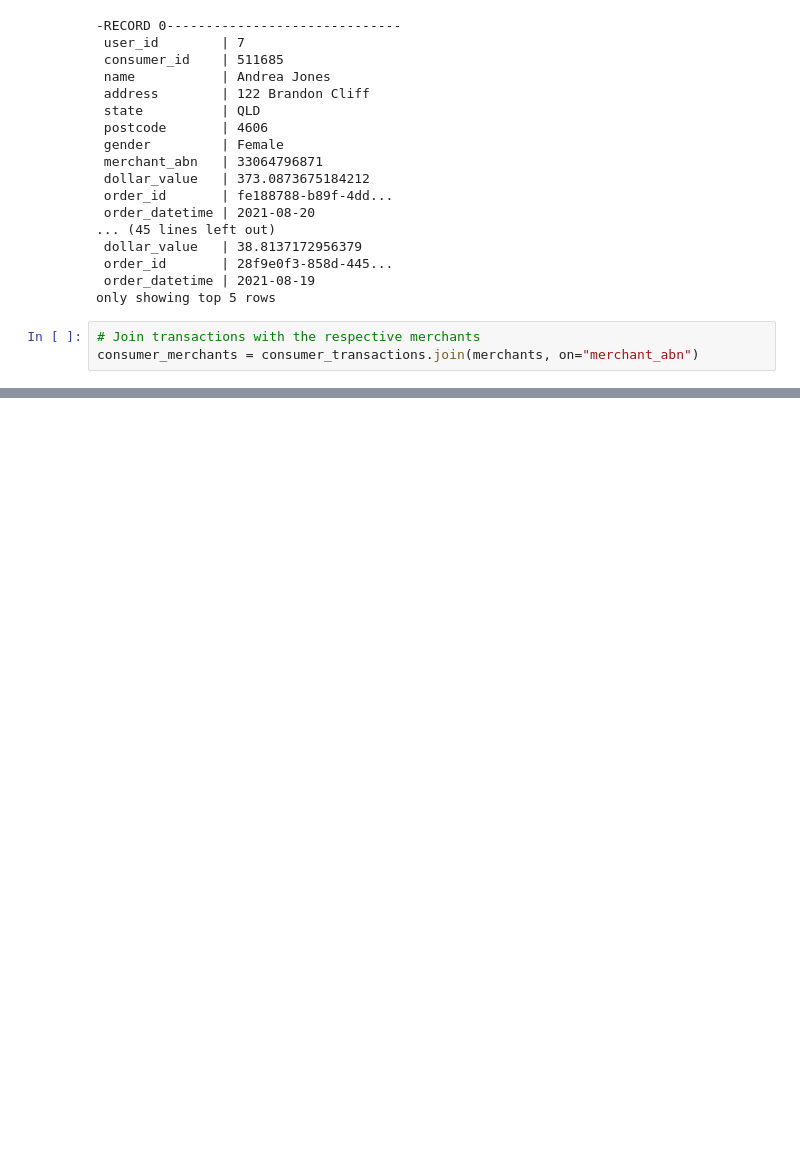
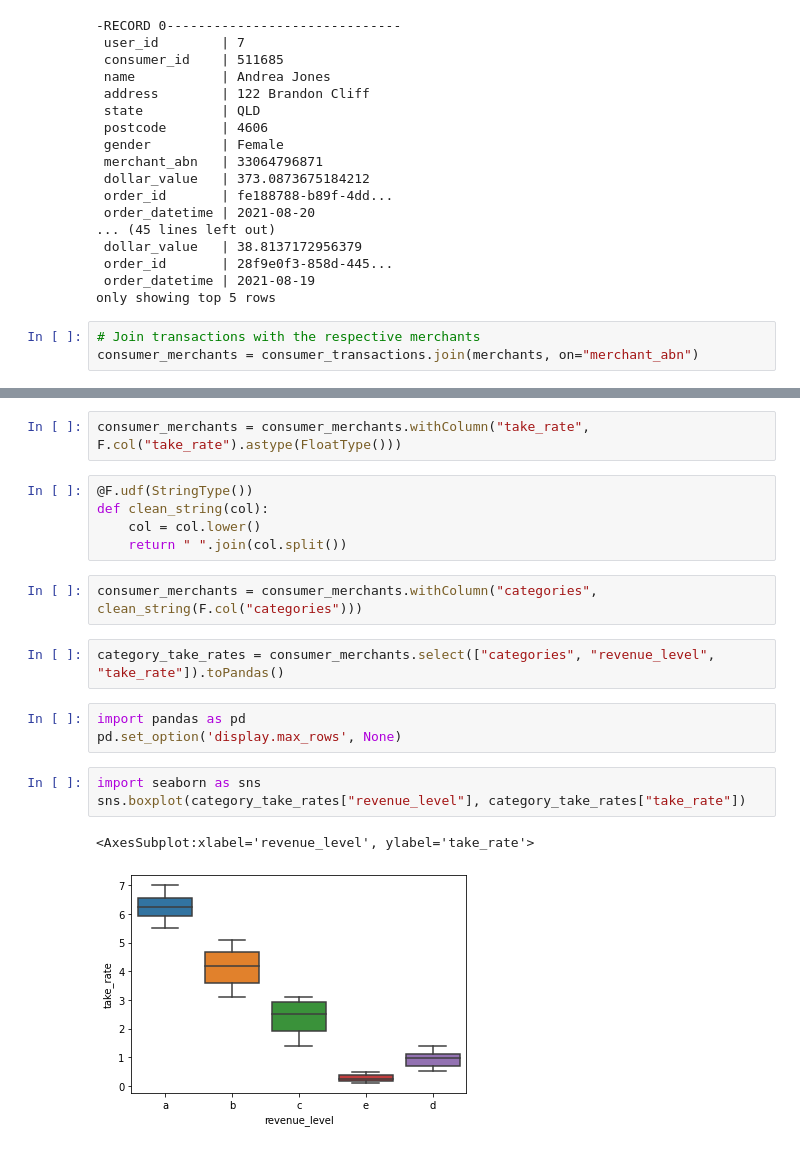
Before and after one commit to MAST30034-Applied-Data-Science/generic-buy-now-pay-later-project-group-11, a Jupyter notebook: notebooks/data_lookup.ipynb, the cells around one changed output, grey strips where cells are left out. Cells and saved outputs as stored; diff of their text form; blank space fills up the shorter version.

Commit message:
Added analysis on product categories (on data_lookup.ipynb)

```diff
--- a/notebooks/data_lookup.ipynb
+++ b/notebooks/data_lookup.ipynb
@@ -177,0 +190,20 @@ only showing top 20 rows
+# %%
+consumer_merchants = consumer_merchants.withColumn("take_rate", F.col("take_rate").astype(FloatType()))
+# %%
+@F.udf(StringType())
+def clean_string(col):
+    col = col.lower()
+    return " ".join(col.split())
+# %%
+consumer_merchants = consumer_merchants.withColumn("categories", clean_string(F.col("categories")))
+# %%
+category_take_rates = consumer_merchants.select(["categories", "revenue_level", "take_rate"]).toPandas()
+# %%
+import pandas as pd
+pd.set_option('display.max_rows', None)
+# %%
+import seaborn as sns
+sns.boxplot(category_take_rates["revenue_level"], category_take_rates["take_rate"])
+# %% [output]
+<AxesSubplot:xlabel='revenue_level', ylabel='take_rate'>
+[figure, added]
```
Also changed, not shown: parts of 11 cells of this notebook.
